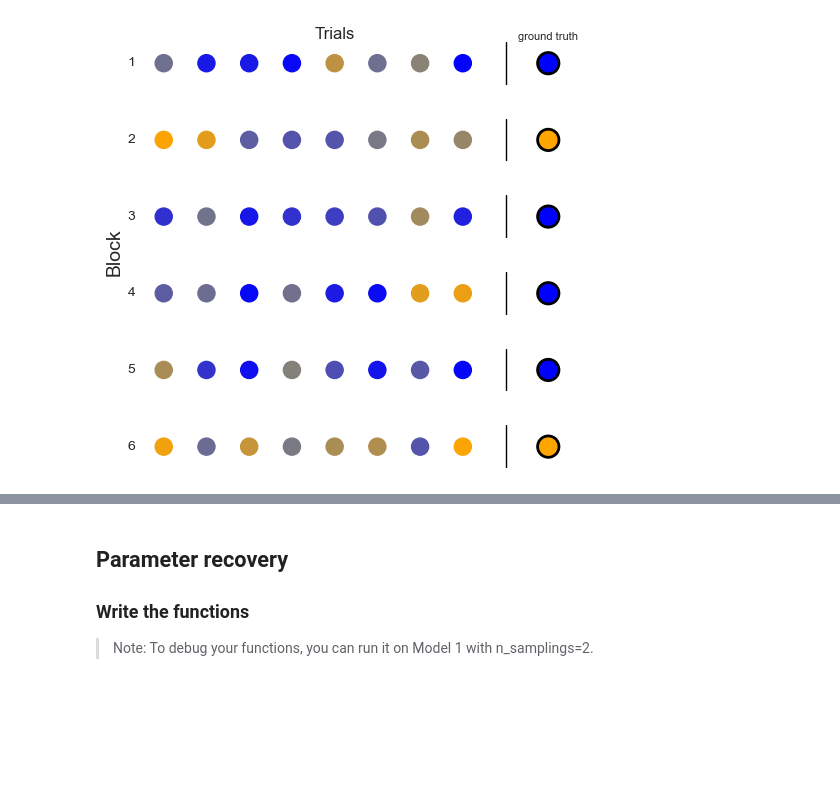
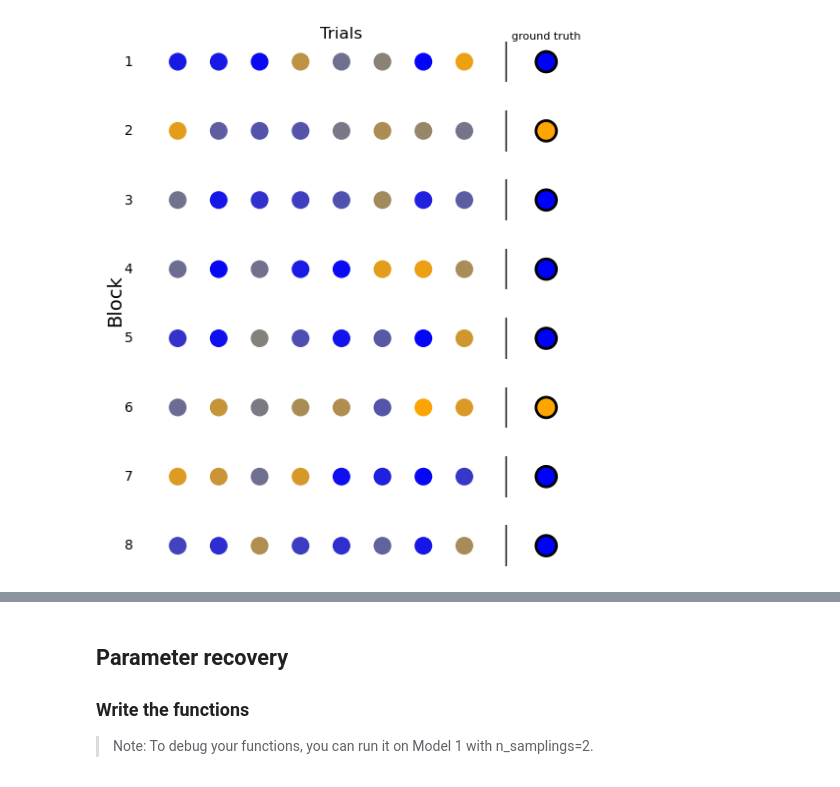
Before and after one commit to easiryne/cognitive-modeling-lab, a Jupyter notebook: TD_10/td10_notebook.ipynb, the cells around one changed output, grey strips where cells are left out. Drawn from its saved outputs; the diff is of its cells as text; code cells hidden in the pictures; blank space fills up the shorter version.

```diff
--- a/TD_10/td10_notebook.ipynb
+++ b/TD_10/td10_notebook.ipynb
@@ -76,7 +107,8 @@ plt.show()
 # %%
-demo_task = SequentialPerceptionTask(n_trials=8, n_blocks=6, seed=42)
+# Solution
+demo_task = SequentialPerceptionTask(n_trials=8, n_blocks=8, seed=42)
 demo_task.plot()
 # %% [output]
-[figure, old version]
+[figure, new version]
 # %% [markdown]
 ## The Models
```
Also changed, not shown: parts of 115 cells of this notebook, 2 other files.
